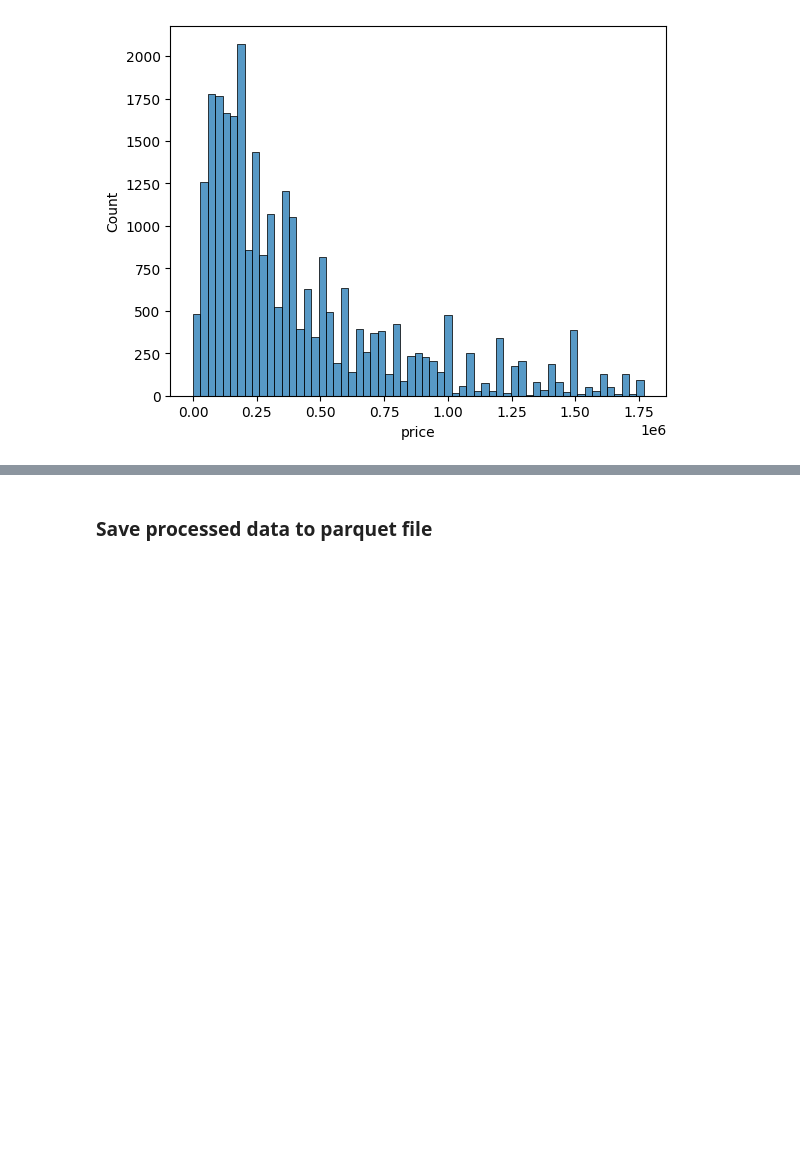
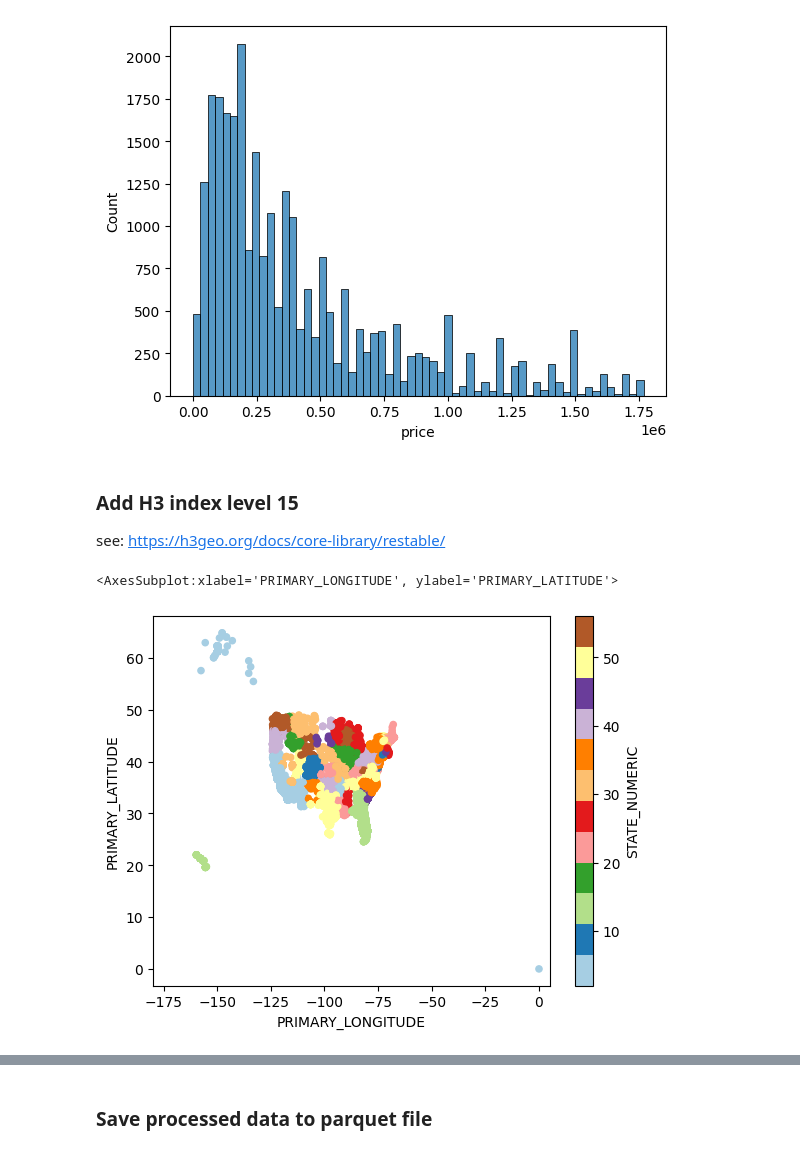
Before and after one commit to j-rig/ml-capstone, a Jupyter notebook: 12.5 Data Wrangling & Exploration 3.ipynb, the cells around one changed output, grey strips where cells are left out. Saved outputs shown, nothing was run; the diff lists cells and outputs as text; code cells hidden in the pictures; blank space fills up the shorter version.

```diff
--- a/12.5 Data Wrangling & Exploration 3.ipynb
+++ b/12.5 Data Wrangling & Exploration 3.ipynb
@@ -56,6 +54,7 @@ dfc['rent']=dfc.title.str.contains("rent", case= False)
 # %%
 dfc=dfc.loc[(dfc.franchise==False)&(dfc.lease==False)&(dfc.auction==False)&(dfc.rent==False)]
 #dfc=dfc.loc[(dfc.lease==False)&(dfc.auction==False)&(dfc.rent==False)]
+dfc=dfc.drop(columns=['franchise','lease','auction','rent'])
 # %%
 dfc.shape
 # %% [output]
@@ -77,4 +76,19 @@ sns.histplot(data=dfd, x="price")
 # %% [output]
 <AxesSubplot:xlabel='price', ylabel='Count'>
 [figure]
+# %% [markdown]
+### Add H3 index level 15
+see: https://h3geo.org/docs/core-library/restable/
+# %%
+dfe=dfd
+dfe['15']=15
+dfe['lat_lon_15']= dfe[['PRIMARY_LATITUDE','PRIMARY_LONGITUDE','15']].values.tolist()
+dfe['H3_15']=dfe['lat_lon_15'].apply(lambda x: h3.geo_to_h3(*x))
+dfe=dfe.drop(columns=['15','lat_lon_15'])
+# %%
+dfe.plot(x="PRIMARY_LONGITUDE", y="PRIMARY_LATITUDE",
+        kind="scatter", c="STATE_NUMERIC", colormap="Paired",xlim=(-180,5))
+# %% [output]
+<AxesSubplot:xlabel='PRIMARY_LONGITUDE', ylabel='PRIMARY_LATITUDE'>
+[figure, added]
 # %%
```
Also changed, not shown: parts of 7 cells of this notebook, 6 other files.
